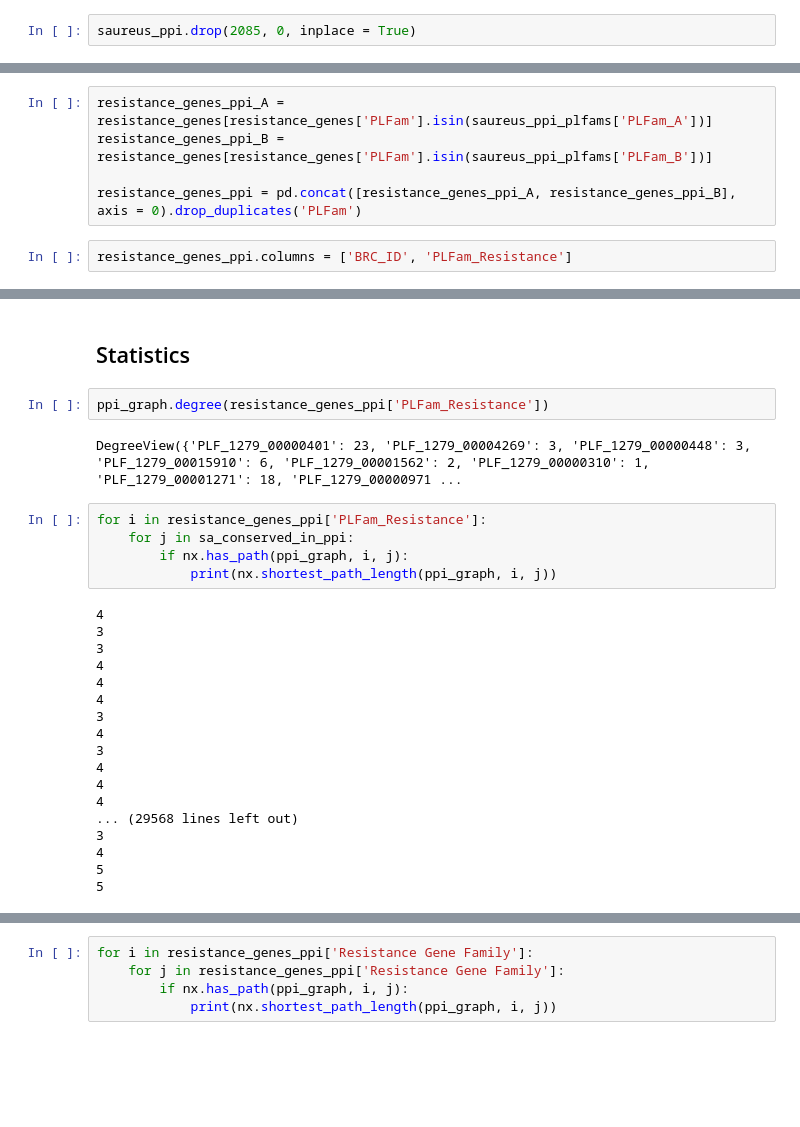
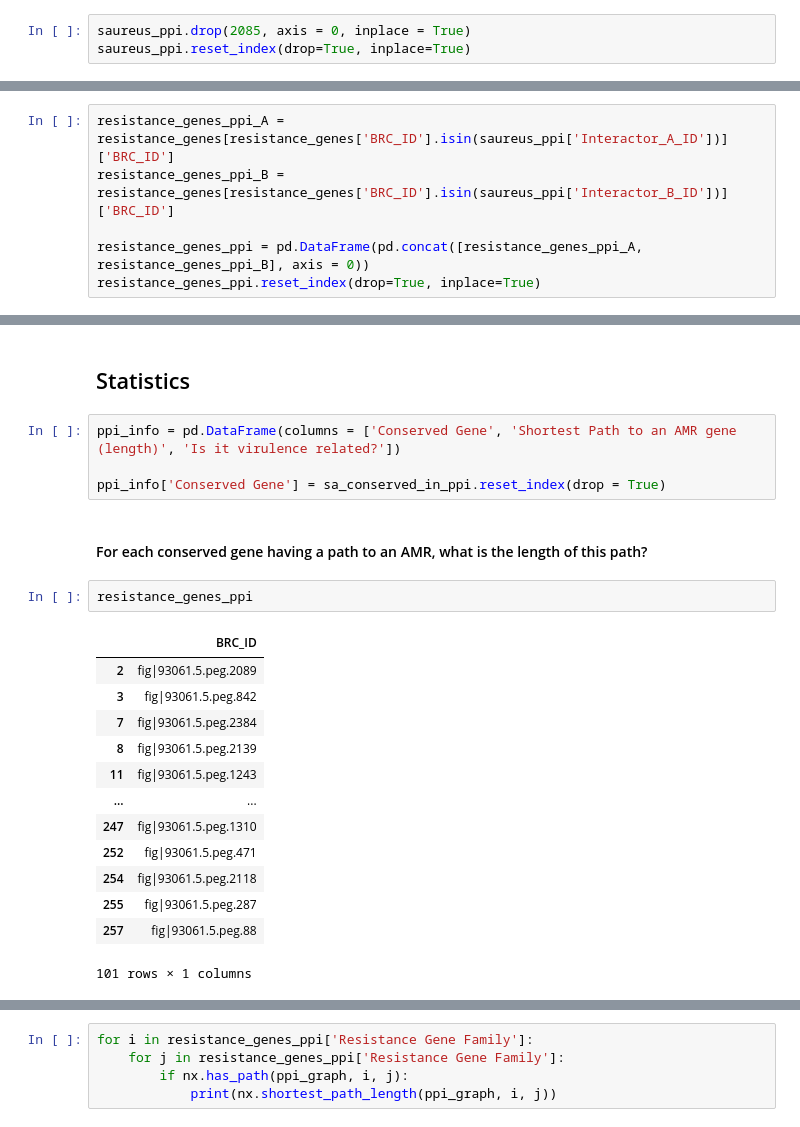
Before and after one commit to brunafistarol/MasterProjectDevelopment, a Jupyter notebook: Staphylococcus_aureus/Staphylococcus aureus.ipynb, the cells around one changed output, grey strips where cells are left out. Cells and saved outputs as stored; diff of their text form; blank space fills up the shorter version.

```diff
--- a/Staphylococcus_aureus/Staphylococcus aureus.ipynb
+++ b/Staphylococcus_aureus/Staphylococcus aureus.ipynb
@@ -119,4 +133,5 @@ sa_specialty_genes.loc[sa_specialty_genes.index == saureus_ppi['Interactor_B_ID'
 # %% [markdown]
 There is no property associated to this feature, hence, it can be excluded:
 # %%
-saureus_ppi.drop(2085, 0, inplace = True)
+saureus_ppi.drop(2085, axis = 0, inplace = True)
+saureus_ppi.reset_index(drop=True, inplace=True)
@@ -181,9 +190,8 @@ resistance_genes = plf.loc[sa_specialty_genes.loc[sa_specialty_genes.Property ==
 # %% [markdown]
 We need to find which genes related to antibiotic resistance are in the PPI:
 # %%
-resistance_genes_ppi_A = resistance_genes[resistance_genes['PLFam'].isin(saureus_ppi_plfams['PLFam_A'])]
-resistance_genes_ppi_B = resistance_genes[resistance_genes['PLFam'].isin(saureus_ppi_plfams['PLFam_B'])]
+resistance_genes_ppi_A = resistance_genes[resistance_genes['BRC_ID'].isin(saureus_ppi['Interactor_A_ID'])]['BRC_ID']
+resistance_genes_ppi_B = resistance_genes[resistance_genes['BRC_ID'].isin(saureus_ppi['Interactor_B_ID'])]['BRC_ID']
 
-resistance_genes_ppi = pd.concat([resistance_genes_ppi_A, resistance_genes_ppi_B], axis = 0).drop_duplicates('PLFam')
+resistance_genes_ppi = pd.DataFrame(pd.concat([resistance_genes_ppi_A, resistance_genes_ppi_B], axis = 0))
+resistance_genes_ppi.reset_index(drop=True, inplace=True)
-# %%
-resistance_genes_ppi.columns = ['BRC_ID', 'PLFam_Resistance']
@@ -206,29 +236,24 @@ sa_conserved_in_ppi = pd.concat([sa_paper_in_ppi_A, sa_paper_in_ppi_B], axis = 0
 # %% [markdown]
 ## Statistics
-# %%
-ppi_graph.degree(resistance_genes_ppi['PLFam_Resistance'])
-# %% [output]
-DegreeView({'PLF_1279_00000401': 23, 'PLF_1279_00004269': 3, 'PLF_1279_00000448': 3, 'PLF_1279_00015910': 6, 'PLF_1279_00001562': 2, 'PLF_1279_00000310': 1, 'PLF_1279_00001271': 18, 'PLF_1279_00000971 ...
-# %%
-for i in resistance_genes_ppi['PLFam_Resistance']:
-    for j in sa_conserved_in_ppi:
-        if nx.has_path(ppi_graph, i, j):
-            print(nx.shortest_path_length(ppi_graph, i, j))
-# %% [output]
-4
-3
-3
-4
-4
-4
-3
-4
-3
-4
-4
-4
-... (29568 lines left out)
-3
-4
-5
-5
+# %%
+ppi_info = pd.DataFrame(columns = ['Conserved Gene', 'Shortest Path to an AMR gene (length)', 'Is it virulence related?'])
+
+ppi_info['Conserved Gene'] = sa_conserved_in_ppi.reset_index(drop = True)
+# %% [markdown]
+#### For each conserved gene having a path to an AMR, what is the length of this path?
+# %%
+resistance_genes_ppi
+# %% [output]
+|  | BRC_ID |
+| 2 | fig|93061.5.peg.2089 |
+| 3 | fig|93061.5.peg.842 |
+| 7 | fig|93061.5.peg.2384 |
+| 8 | fig|93061.5.peg.2139 |
+| 11 | fig|93061.5.peg.1243 |
+| ... | ... |
+| 247 | fig|93061.5.peg.1310 |
+| 252 | fig|93061.5.peg.471 |
+| 254 | fig|93061.5.peg.2118 |
+| 255 | fig|93061.5.peg.287 |
+| 257 | fig|93061.5.peg.88 |
+101 rows × 1 columns
```
Also changed, not shown: parts of 40 cells of this notebook.
